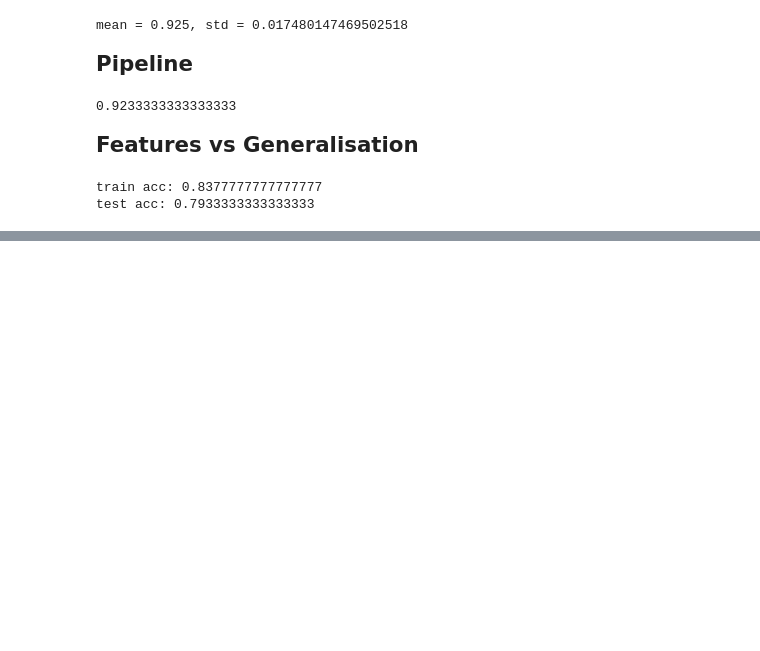
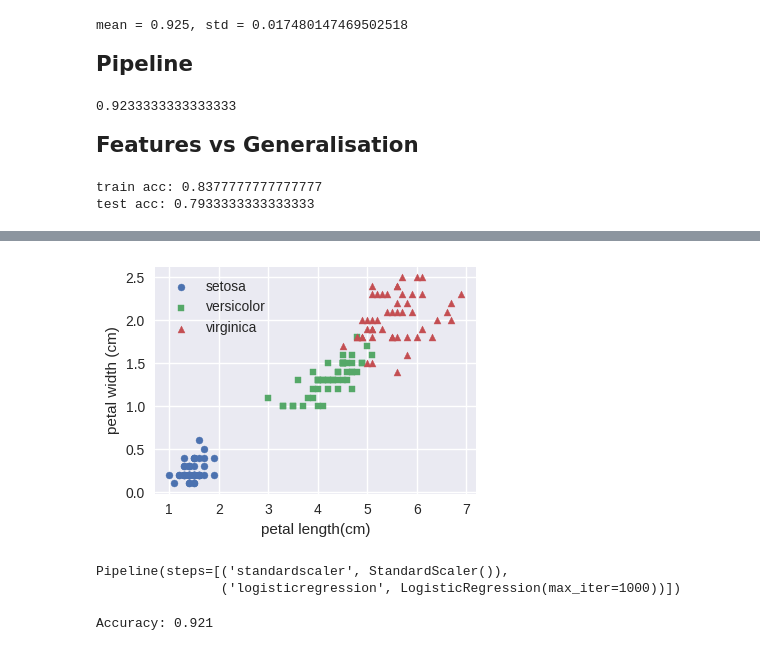
Before and after one commit to tailvar/theAIE, a Jupyter notebook: notebooks/aiengineer_wk_2/LinearRegression.ipynb, the cells around one changed output, grey strips where cells are left out. Drawn from its saved outputs; the diff is of its cells as text; code cells hidden in the pictures; blank space fills up the shorter version.

```diff
--- a/notebooks/aiengineer_wk_2/LinearRegression.ipynb
+++ b/notebooks/aiengineer_wk_2/LinearRegression.ipynb
@@ -79,0 +124,14 @@ ModuleNotFoundError: No module named 'torch'
+# %%
+iris = datasets.load_iris()
+X=iris.data[:,[2,3]] # petal length, petal width
+y = iris.target
+plt.figure(figsize=(4,3))
+for cls, marker, label in [(0, 'o', iris.target_names[0]),
+                           (1, 's', iris.target_names[1]),
+                           (2, '^', iris.target_names[2])]:
+    idx = y ==cls # give me a boolean array telling me which samles belong to class cls
+    plt.scatter(X[idx, 0], X[idx, 1], marker=marker, label=label, s=25)
+plt.xlabel('petal length(cm)');plt.ylabel('petal width (cm)');
+plt.legend(frameon = False);plt.tight_layout();plt.show()
+# %% [output]
+[figure, added]
@@ -79,0 +150,12 @@ ModuleNotFoundError: No module named 'torch'
+# %%
+pipe = make_pipeline(StandardScaler(), LogisticRegression(max_iter=1000))
+pipe.fit(X_train, y_train)
+# %% [output]
+Pipeline(steps=[('standardscaler', StandardScaler()),
+                ('logisticregression', LogisticRegression(max_iter=1000))])
+# %%
+y_pred = pipe.predict(X_test)
+acc = accuracy_score(y_test, y_pred)
+print(f"Accuracy: {acc:.3f}")
+# %% [output]
+Accuracy: 0.921
```
Also changed, not shown: parts of 37 cells of this notebook, 5 other files.
